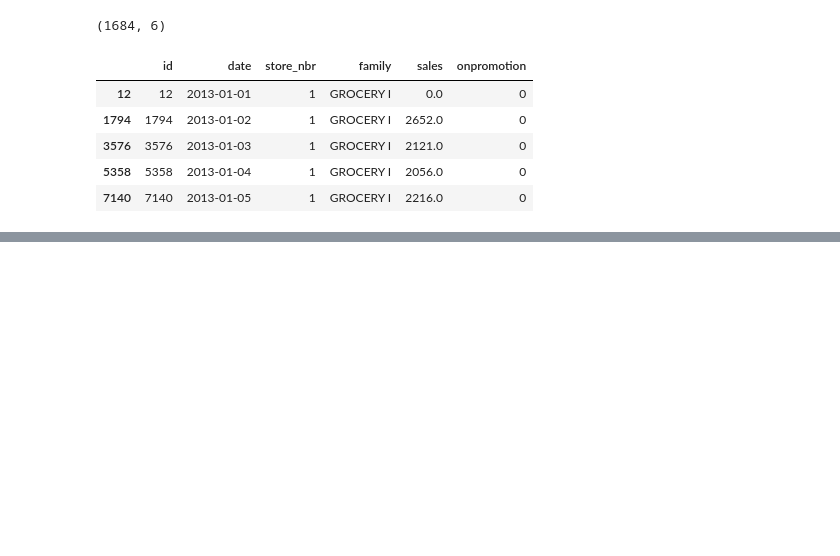
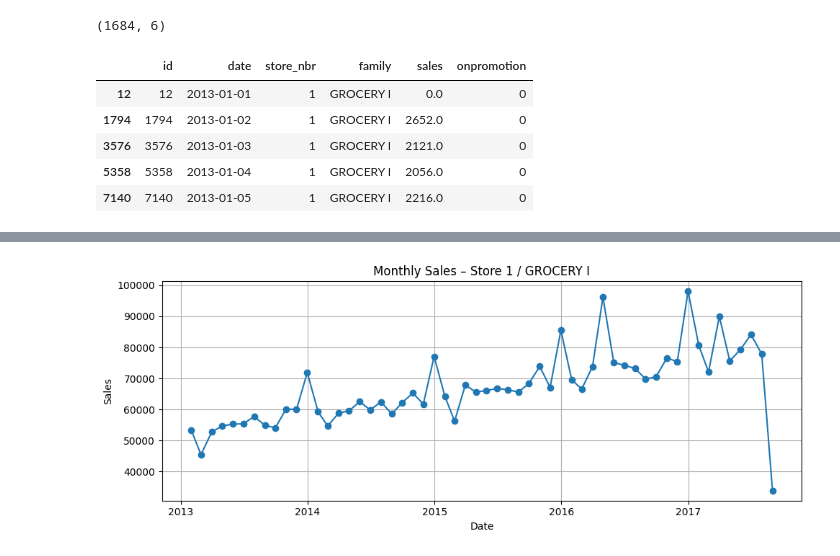
Before and after one commit to Praisedunmininu/sales-forecasting-app, a Jupyter notebook: notebook/eda.ipynb, the cells around one changed output, grey strips where cells are left out. Cells and saved outputs as stored; diff of their text form; code cells hidden in the pictures; blank space fills up the shorter version.

```diff
--- a/notebook/eda.ipynb
+++ b/notebook/eda.ipynb
@@ -31,0 +34,11 @@ df.head()
+# %%
+
+monthly = (df
+           .set_index("date")         # make 'date' the index
+           .resample("ME")             # "ME" = month-end frequency
+           .agg({"sales": "sum"})     # sum daily sales inside each month
+           .reset_index())
+
+print(monthly.head())
+print(monthly.tail())
+print(monthly.shape)
@@ -31,0 +59,13 @@ df.head()
+# %%
+import matplotlib.pyplot as plt
+
+plt.figure(figsize=(10,4))
+plt.plot(monthly["date"], monthly["sales"], marker="o")
+plt.title(f"Monthly Sales – Store {focus_store} / {focus_family}")
+plt.xlabel("Date")
+plt.ylabel("Sales")
+plt.grid(True)
+plt.tight_layout()
+plt.show()
+# %% [output]
+[figure, added]
```
Also changed, not shown: parts of 4 cells of this notebook.
